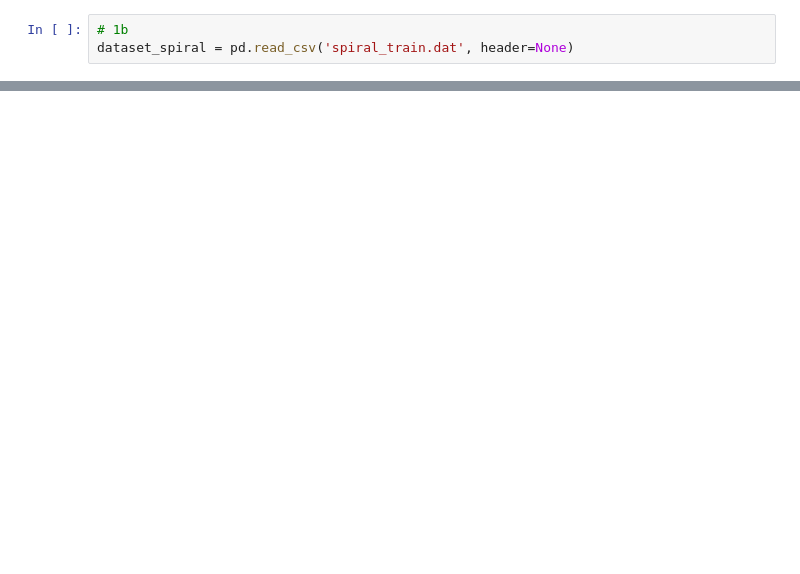
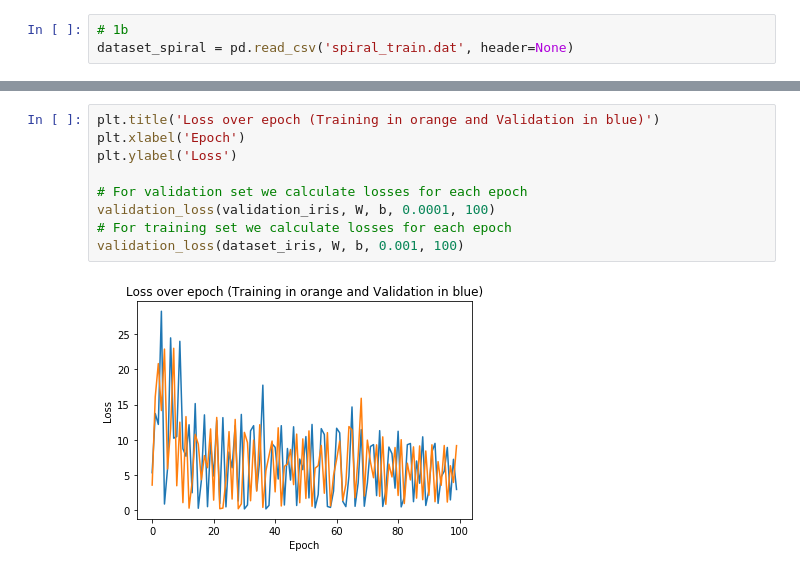
Before and after one commit to amnag94/Machine-Learning, a Jupyter notebook: nn_with_grad_check.ipynb, the cells around one changed output, grey strips where cells are left out. Cells and saved outputs as stored; diff of their text form; blank space fills up the shorter version.

```diff
--- a/nn_with_grad_check.ipynb
+++ b/nn_with_grad_check.ipynb
@@ -160,0 +345,11 @@ p = softmax(pre_activation)
+# %%
+plt.title('Loss over epoch (Training in orange and Validation in blue)')
+plt.xlabel('Epoch')
+plt.ylabel('Loss')
+
+# For validation set we calculate losses for each epoch
+validation_loss(validation_iris, W, b, 0.0001, 100)
+# For training set we calculate losses for each epoch
+validation_loss(dataset_iris, W, b, 0.001, 100)
+# %% [output]
+[figure, added]
```
Also changed, not shown: parts of 49 cells of this notebook, 7 other files.
